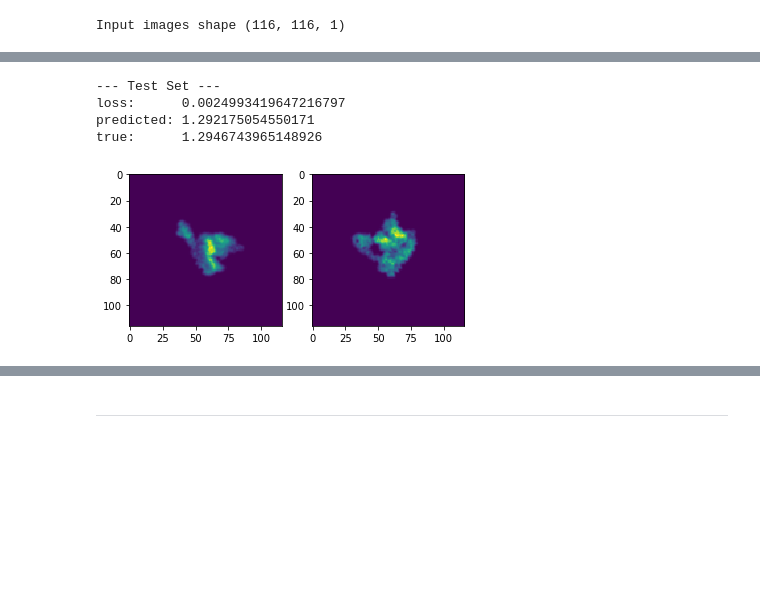
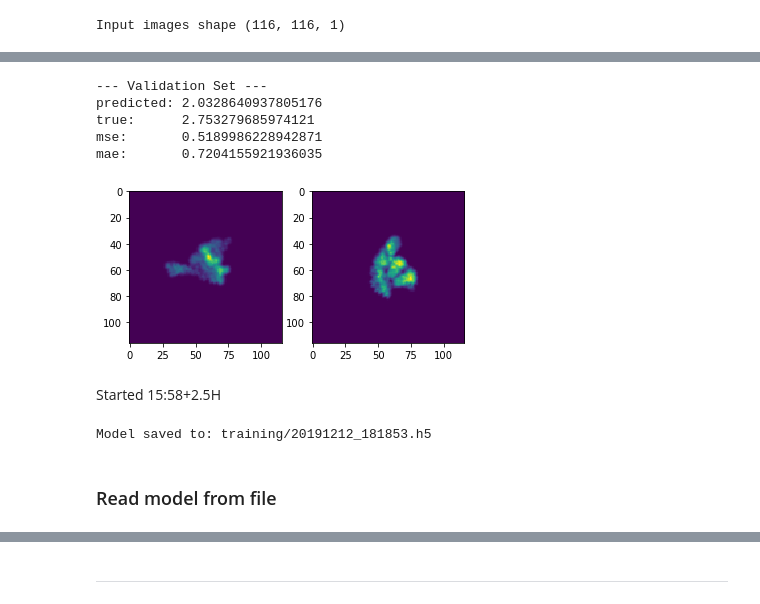
Before and after one commit to JelenaBanjac/protein-reconstruction, a Jupyter notebook: notebooks/Siamese_KERAS-protein.ipynb, the cells around one changed output, grey strips where cells are left out. Cells and saved outputs as stored; diff of their text form; code cells hidden in the pictures; blank space fills up the shorter version.

```diff
--- a/notebooks/Siamese_KERAS-protein.ipynb
+++ b/notebooks/Siamese_KERAS-protein.ipynb
@@ -368,7 +374,7 @@ model = Model([input_a, input_b], distance)
 #optimizer = RMSprop()
 optimizer = Adam(learning_rate=LR)
 
-model.compile(loss=loss, optimizer=optimizer, metrics=None)
+model.compile(loss=mse, optimizer=optimizer, metrics=['mae'])
 
 model.summary()
 
@@ -381,7 +387,7 @@ backup_callback = ModelCheckpoint(filepath=CHECKPOINT_PATH,
 history = model.fit([tr_pairs[:, 0], tr_pairs[:, 1]], tr_y,
                   batch_size=BATCH_SIZE,
                   epochs=EPOCHS,
-                  validation_data=([te_pairs[:, 0], te_pairs[:, 1]], te_y),
+                  validation_data=([val_pairs[:, 0], val_pairs[:, 1]], te_y),
                   callbacks=[backup_callback])
 # %% [output]
 Model: "model_1"
@@ -404,16 +410,24 @@ Epoch 00100: saving model to training/20191211_224324
 # %%
 # Get training and test loss histories
 training_loss = history.history['loss']
-test_loss = history.history['val_loss']
+val_loss = history.history['val_loss']
+maes = history.history['mae']
+
+fig, (ax1, ax2) = plt.subplots(1, 2, figsize=(15,7))
 
 # Create count of the number of epochs
 epoch_count = range(1, len(training_loss) + 1)
 
 # Visualize loss history
-plt.plot(epoch_count, training_loss, 'r--')
-plt.plot(epoch_count, test_loss, 'b-')
-plt.legend(['Training Loss', 'Test Loss'])
-plt.xlabel('Epoch')
-plt.ylabel('Loss')
+ax1.plot(epoch_count, training_loss, 'r--')
+ax1.plot(epoch_count, val_loss, 'b-')
+ax1.legend(['Training Loss', 'Validation Loss'])
+ax1.set_xlabel('Epoch')
+ax1.set_ylabel('Loss')
+
+ax2.plot(epoch_count, maes, 'g-')
+ax2.legend(['MAE'])
+ax2.set_xlabel('Epoch')
+ax2.set_ylabel('Loss')
 plt.show();
 # %% [output]
@@ -421,3 +435,3 @@ plt.show();
 # %%
 y_tr_pred = model.predict([tr_pairs[:, 0], tr_pairs[:, 1]])
-y_te_pred = model.predict([te_pairs[:, 0], te_pairs[:, 1]])
+y_val_pred = model.predict([val_pairs[:, 0], val_pairs[:, 1]])
@@ -427,19 +438,24 @@ tr_pairs = tr_pairs.reshape(list(tr_pairs.shape[:-2]) +[-1])
 # %%
 def plot_results(projections, y_pred, y, strtype):
+    if projections.shape[-1] == 1:
+        projections = projections.reshape(list(projections.shape[:-2]) +[-1])
+
     def _inner(i):
+
         plt.imfig, (ax1, ax2) = plt.subplots(1, 2)
-        ax1.imshow(te_pairs[i, 0])
-        ax2.imshow(te_pairs[i, 1])
+        ax1.imshow(projections[i, 0])
+        ax2.imshow(projections[i, 1])
 
         print(f"--- {strtype} Set ---")
-        print(f"loss:      {loss(y_pred[i], y[i].numpy())}")
         print(f"predicted: {y_pred[i][0]}")
         print(f"true:      {y[i].numpy()}")
+        print(f"mse:       {mse(y_pred[i], y[i].numpy())}")
+        print(f"mae:       {mae(y_pred[i], y[i].numpy())}")
 
     return _inner
 
 plot_train_results = plot_results(tr_pairs, y_tr_pred, tr_y, "Train")
-plot_test_results = plot_results(te_pairs, y_te_pred, te_y, "Test")
+plot_validation_results = plot_results(val_pairs, y_val_pred, te_y, "Validation")
 # %%
 plot_train_results(1)
 # %% [output]
@@ -451,8 +468,11 @@ true:      2.0817461013793945
 # %%
-plot_test_results(0)
+plot_validation_results(0)
 # %% [output]
---- Test Set ---
-loss:      0.0024993419647216797
-predicted: 1.292175054550171
-true:      1.2946743965148926
+--- Validation Set ---
+predicted: 2.0328640937805176
+true:      2.753279685974121
+mse:       0.5189986228942871
+mae:       0.7204155921936035
-[figure, old version]
+[figure, new version]
+# %% [markdown]
+Started 15:58+2.5H
@@ -458,0 +481,8 @@ true:      1.2946743965148926
+# %%
+model_filename = f"training/{strftime('%Y%m%d_%H%M%S')}.h5"
+model.save(model_filename)
+print(f"Model saved to: {model_filename}")
+# %% [output]
+Model saved to: training/20191212_181853.h5
+# %% [markdown]
+### Read model from file
```
Also changed, not shown: parts of 41 cells of this notebook, 1 other file.
